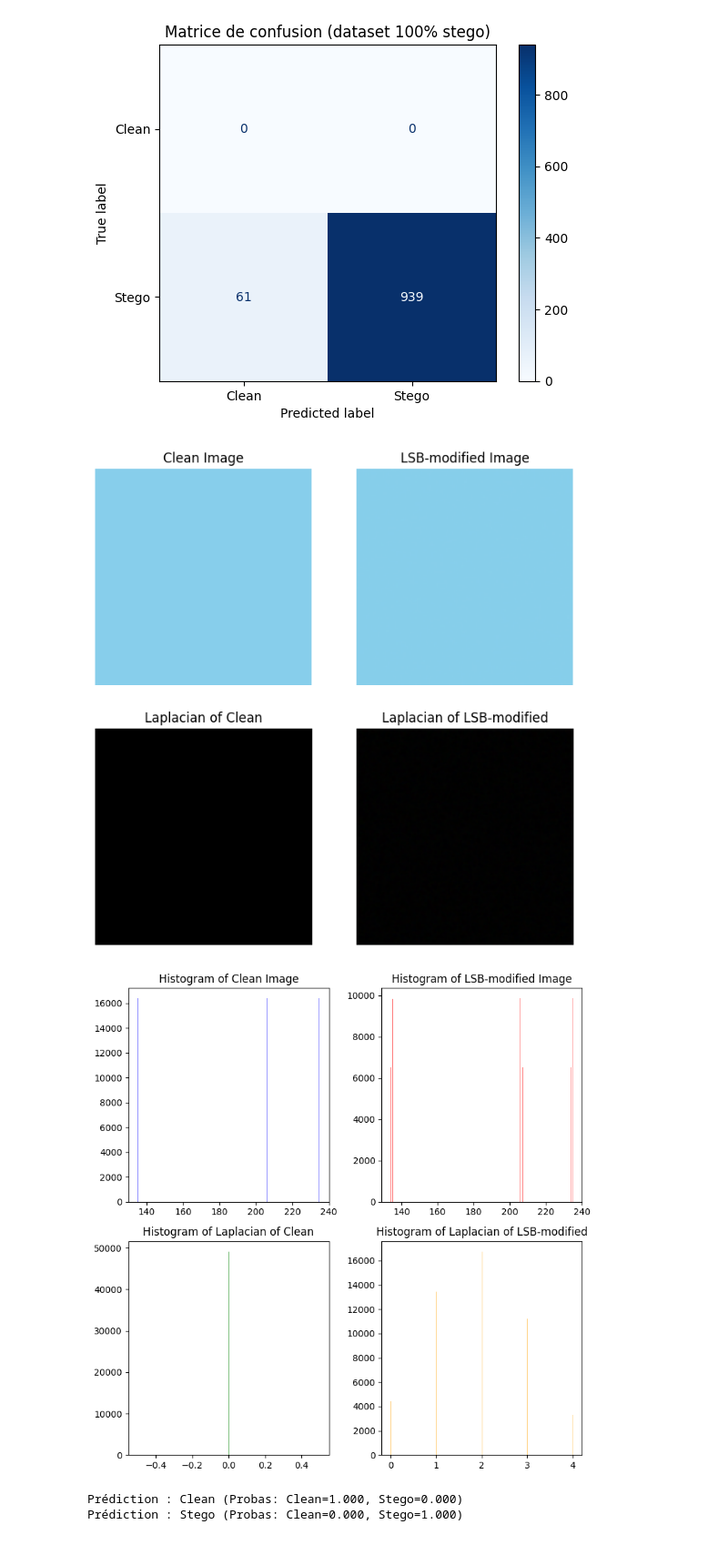
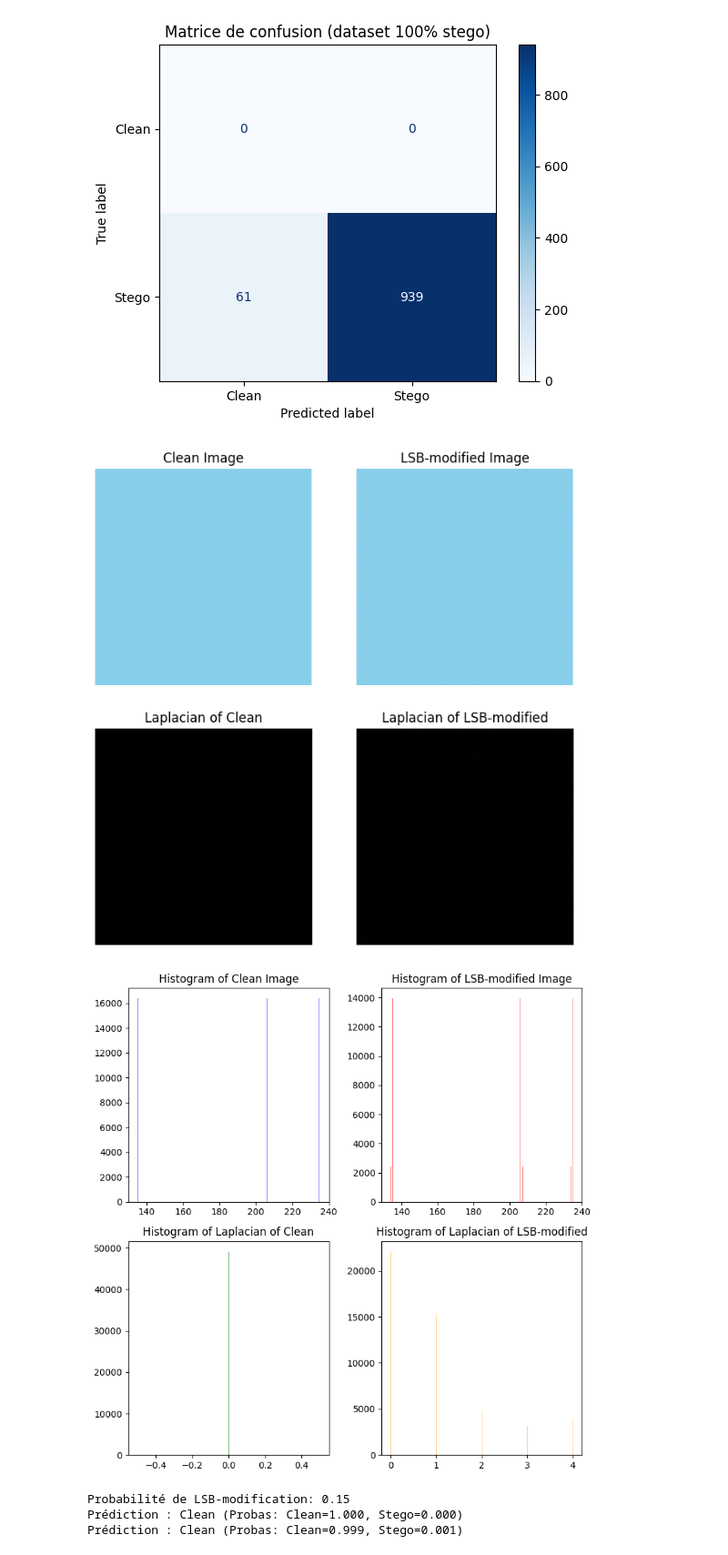
Before and after one commit to kw0jtach/LSB-CNN-Classification, a Jupyter notebook: Stegano-Images/dataset_analysis_and_manual_model_testing/testing_models.ipynb, the cells around one changed output. Shown at 91% size. Cells and saved outputs as stored; diff of their text form; code cells hidden in the pictures.

```diff
--- a/Stegano-Images/dataset_analysis_and_manual_model_testing/testing_models.ipynb
+++ b/Stegano-Images/dataset_analysis_and_manual_model_testing/testing_models.ipynb
@@ -251,7 +251,8 @@ def apply_lsb_modification(image, prob=0.4):
     modified[mask] ^= 1
     return modified
 
-stego_img1 = apply_lsb_modification(clean_img1, prob=0.4)
+prob = random.choice([0.15, 0.30])
+stego_img1 = apply_lsb_modification(clean_img1, prob=prob)
 
 def compute_laplacian(img):
     img = img.astype(np.float32)
@@ -282,54 +283,55 @@ def apply_laplacian_rgb(img_pil, noise="none"):
     return Image.fromarray(img_lap)
 
 
-lap_clean = apply_laplacian_rgb(clean_img)#compute_laplacian(clean_img)
-lap_stego = apply_laplacian_rgb(stego_img)#compute_laplacian(stego_img)
+lap_clean = apply_laplacian_rgb(clean_img1)#compute_laplacian(clean_img)
+lap_stego = apply_laplacian_rgb(stego_img1)#compute_laplacian(stego_img)
 lap_clean = np.array(lap_clean)
 lap_stego = np.array(lap_stego)
 
 fig, axs = plt.subplots(2, 2, figsize=(8, 8))
-axs[0, 0].imshow(clean_img)
+axs[0, 0].imshow(clean_img1)
 axs[0, 0].set_title("Clean Image")
-axs[0, 1].imshow(stego_img)
+axs[0, 1].imshow(stego_img1)
 axs[0, 1].set_title("LSB-modified Image")
 axs[1, 0].imshow(lap_clean)
 axs[1, 0].set_title("Laplacian of Clean")
 axs[1, 1].imshow(lap_stego)
 axs[1, 1].set_title("Laplacian of LSB-modified")
 
 fig, axs2= plt.subplots(2, 2, figsize=(8, 8))
-axs2[0, 0].hist(clean_img.ravel(), bins=256, color='blue', alpha=0.5)
+axs2[0, 0].hist(clean_img1.ravel(), bins=256, color='blue', alpha=0.5)
 axs2[0, 0].set_title("Histogram of Clean Image")
-axs2[0, 1].hist(stego_img.ravel(), bins=256, color='red', alpha=0.5)
+axs2[0, 1].hist(stego_img1.ravel(), bins=256, color='red', alpha=0.5)
 axs2[0, 1].set_title("Histogram of LSB-modified Image")
 axs2[1, 0].hist(lap_clean.ravel(), bins=256, color='green', alpha=0.5)
 axs2[1, 0].set_title("Histogram of Laplacian of Clean")
 axs2[1, 1].hist(lap_stego.ravel(), bins=256, color='orange', alpha=0.5)
 axs2[1, 1].set_title("Histogram of Laplacian of LSB-modified")
 
 for ax in axs.ravel():
     ax.axis('off')
 
 plt.tight_layout()
 plt.show()
 
-
+print("Probabilité de LSB-modification:", prob)
 images = [clean_img1, stego_img1]
 for image_path in images:
     img_lap = apply_laplacian_rgb(image_path, noise=noise_type)
     input_tensor = transform(img_lap).unsqueeze(0).to(device)
 
     with torch.no_grad():
         output = model(input_tensor)
         prob = torch.softmax(output, dim=1)
         pred = torch.argmax(prob, dim=1).item()
 
     print(f"Prédiction : {'Stego' if pred == 1 else 'Clean'} (Probas: Clean={prob[0,0]:.3f}, Stego={prob[0,1]:.3f})")
 # %% [output]
 [figure]
-[figure, old version]
+[figure, new version]
+Probabilité de LSB-modification: 0.15
 Prédiction : Clean (Probas: Clean=1.000, Stego=0.000)
-Prédiction : Stego (Probas: Clean=0.000, Stego=1.000)
+Prédiction : Clean (Probas: Clean=0.999, Stego=0.001)
 # %%
 import torch
 import torch.nn.functional as F
```
Also changed, not shown: parts of 2 cells of this notebook, 1 other file.
